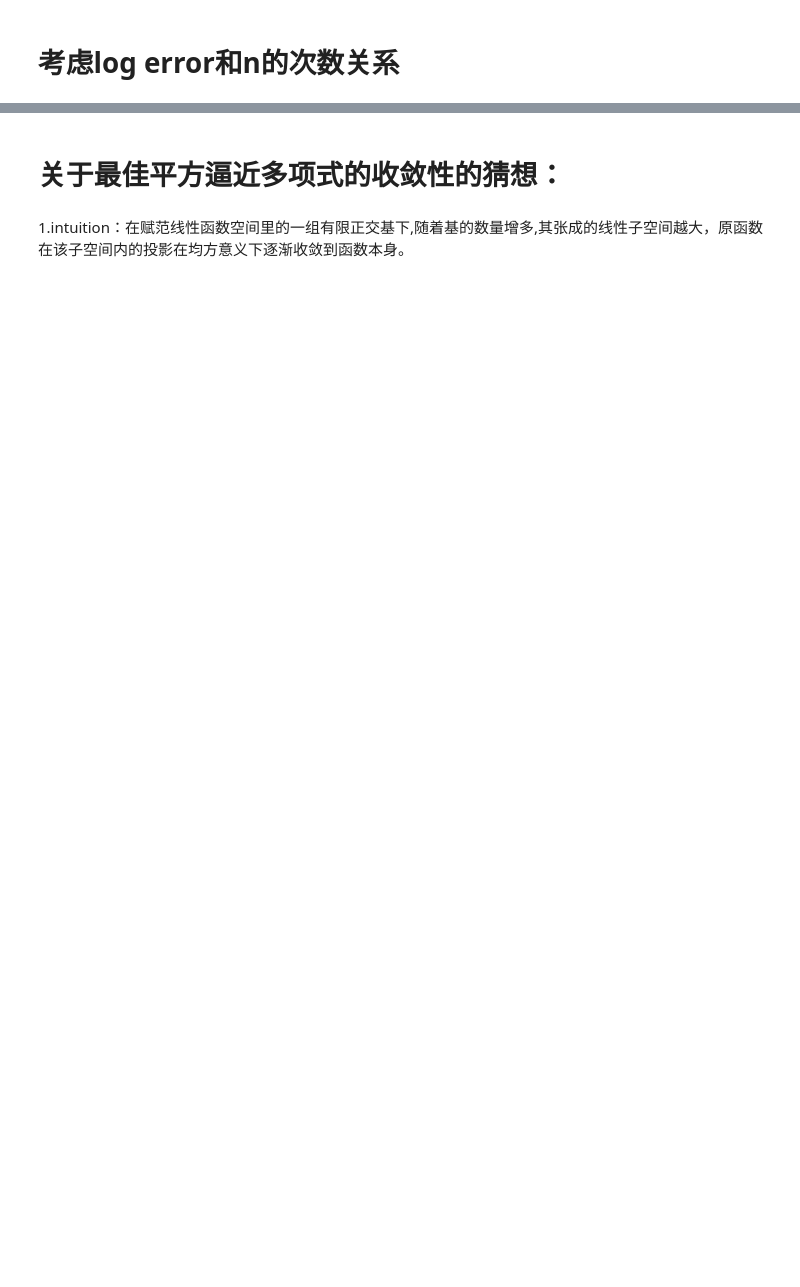
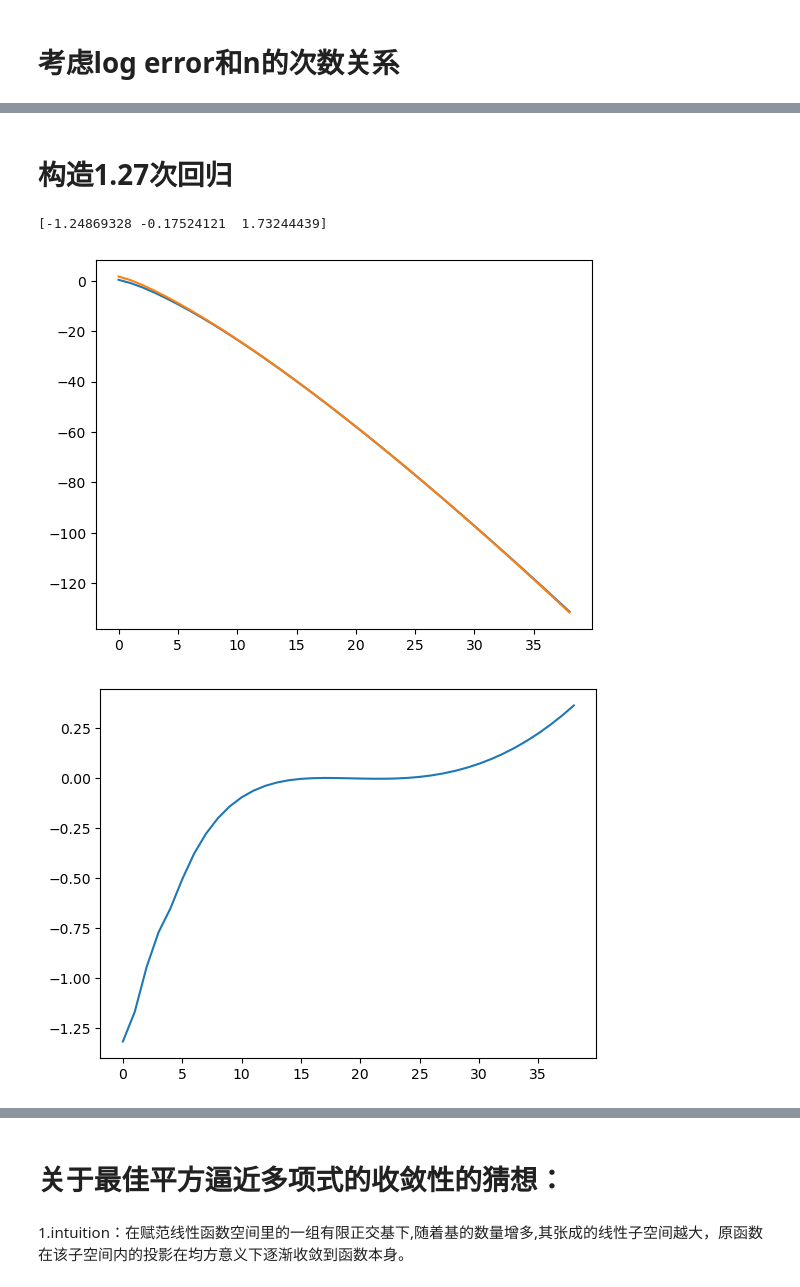
Before and after one commit to Suffoc/SquareApproximation, a Jupyter notebook: SquareApproximation.ipynb, the cells around one changed output, grey strips where cells are left out. Cells and saved outputs as stored; diff of their text form; code cells hidden in the pictures; blank space fills up the shorter version.

```diff
--- a/SquareApproximation.ipynb
+++ b/SquareApproximation.ipynb
@@ -276,0 +275,24 @@ plt.show()
+# %% [markdown]
+# 构造1.27次回归
+# %%
+#变量以frac_poly_开头命名
+frac_poly_A = [n ** 1.27, n, np.ones_like(n)]
+frac_poly_A = np.transpose(frac_poly_A)
+frac_poly_An = frac_poly_A[15:25]
+frac_poly_ATA = np.matmul(np.transpose(frac_poly_An), frac_poly_An)
+frac_poly_ATB = np.matmul(np.transpose(frac_poly_An), log_error[15:25])
+frac_poly_coef = np.matmul(np.linalg.inv(frac_poly_ATA), frac_poly_ATB)
+print(frac_poly_coef)
+
+frac_poly_pred = np.matmul(frac_poly_A, frac_poly_coef)
+plt.figure()
+plt.plot(n, log_error)
+plt.plot(n, frac_poly_pred)
+plt.show()
+plt.figure()
+plt.plot(n, log_error - frac_poly_pred)
+plt.show()
+# %% [output]
+[-1.24869328 -0.17524121  1.73244439]
+[figure, added]
+[figure, added]
```
Also changed, not shown: parts of 13 cells of this notebook, 4 other files.
